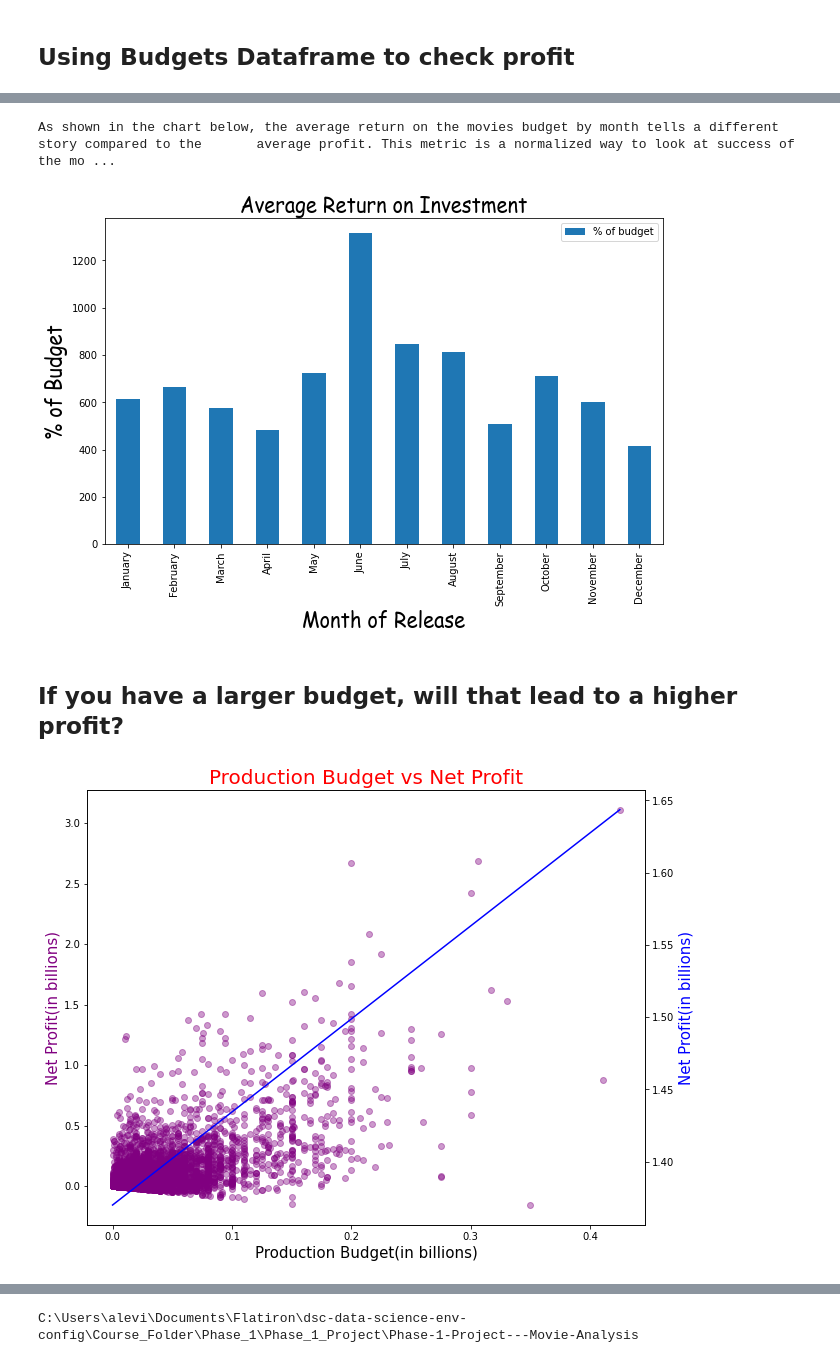
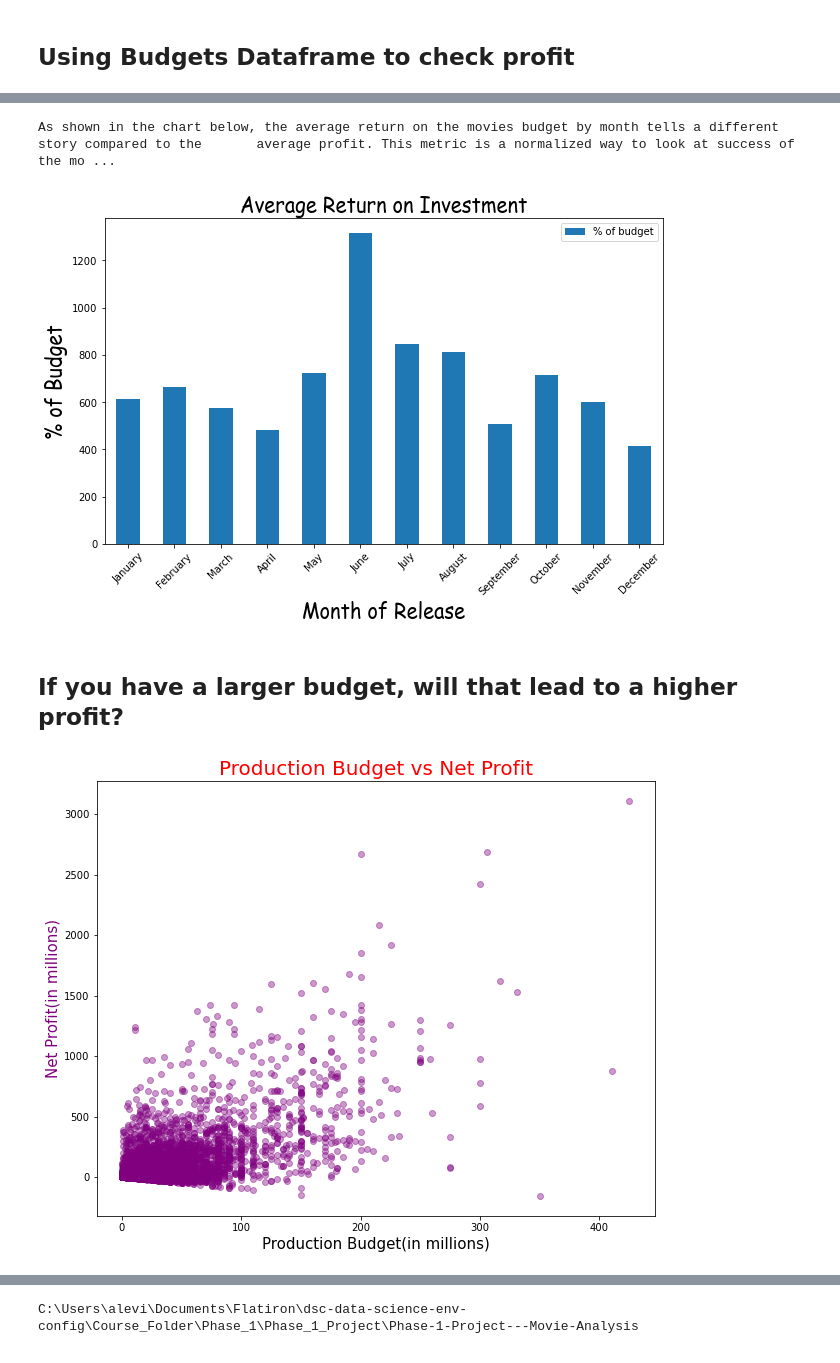
Before and after one commit to andrewkoji/Phase-1-Project---Movie-Analysis, a Jupyter notebook: Movie_Analysis.ipynb, the cells around one changed output, grey strips where cells are left out. Cells and saved outputs as stored; diff of their text form; code cells hidden in the pictures.

```diff
--- a/Movie_Analysis.ipynb
+++ b/Movie_Analysis.ipynb
@@ -340,7 +377,7 @@ budgets['production_budget'] = budgets['production_budget'].str.replace("$","").
 budgets['total_gross'] = budgets['domestic_gross'] + budgets['worldwide_gross']
 
 #converting to billions
-budgets['profit(in billions)'] = (budgets['total_gross'] - budgets['production_budget']) / 1000000000
+budgets['profit(in millions)'] = (budgets['total_gross'] - budgets['production_budget']) / 1000000
 
 #slicing month number
 budgets['month'] = budgets['release_date'].apply(lambda x: x[0:3])
@@ -364,9 +401,9 @@ budgets['month'] = budgets['month'].apply(lambda x: 'January' if x=='Jan'\
                                                          else x)
 
 #quick reformat to make nicer names to plot
-budgets['budget'] = budgets['production_budget'] / 1000000000
-budgets['profit'] = budgets['profit(in billions)']
-budgets['total_gross(in billions)'] = budgets['total_gross']  / 1000000000
+budgets['budget'] = budgets['production_budget'] / 1000000
+budgets['profit'] = budgets['profit(in millions)']
+budgets['total_gross(in millions)'] = budgets['total_gross']  / 1000000
 budgets['% of budget'] = (budgets['profit'] / budgets['budget'])*100
 # %%
 #grouping dataframe by month and average profit per month
@@ -422,39 +460,38 @@ monthly_per.plot(x='month',y='% of budget', kind='bar',figsize=(10,6))
 plt.title('Average Return on Investment', size=20, **csfont)
 plt.ylabel('% of Budget',size=20, **csfont)
 plt.xlabel('Month of Release',size=20,**csfont)
+plt.xticks(rotation=45)
 plt.savefig("Bar_chart_month_profit.jpeg",bbox_inches='tight') #save as jpg
 
 print('As shown in the chart below, the average return on the movies budget by month tells a different story compared to the       average profit. This metric is a normalized way to look at success of the movie. The return on budget is shown to be fairly consistent by month other than the month of June, which is a summer month(historically a good season for movies).')
 # %% [output]
 As shown in the chart below, the average return on the movies budget by month tells a different story compared to the       average profit. This metric is a normalized way to look at success of the mo ...
-[figure, old version]
+[figure, new version]
 # %% [markdown]
 ## If you have a larger budget, will that lead to a higher profit?
 # %%
 #scatter plot of budget vs net profit
 
-m = budgets['budget'].corr(budgets['profit'])
-b = 1.37
-net_profit_reg = m * budgets['budget'] + b
+
 fig, ax1 = plt.subplots(figsize=(10,8))
 
-ax2 = ax1.twinx()
+
 ax1.scatter(x=budgets['budget'], y=budgets['profit'], color='purple',alpha=0.4)
-ax2.plot(budgets['budget'], net_profit_reg, 'b-')
+
 ax1.set_title('Production Budget vs Net Profit',size=20,color='r')
-ax1.set_xlabel('Production Budget(in billions)',size=15)
-ax1.set_ylabel('Net Profit(in billions)', color='purple',size=15)
-ax2.set_ylabel('Net Profit(in billions)', color='b',size=15)
+ax1.set_xlabel('Production Budget(in millions)',size=15)
+ax1.set_ylabel('Net Profit(in millions)', color='purple',size=15)
 
 ## Correlation coefficient - line of regression
 budget_profit_corr = budgets['budget'].corr(budgets['profit'])
-
+# plt.show()
+plt.savefig('production_budget_vs_net_profit.jpeg',bbox_inches='tight')
 
 plt.show()
 
 print("The Correlation Coefficient is: {}.This is a sign that the budget has a positive, but\
  weak correlation to     profit of the film. With a weak correlation, it makes sense to try\
  keeping the budget low as it is where the highest \
            concentration of the data is.".format(budget_profit_corr))
 # %% [output]
-[figure, old version]
+[figure, new version]
```
Also changed, not shown: parts of 26 cells of this notebook.
